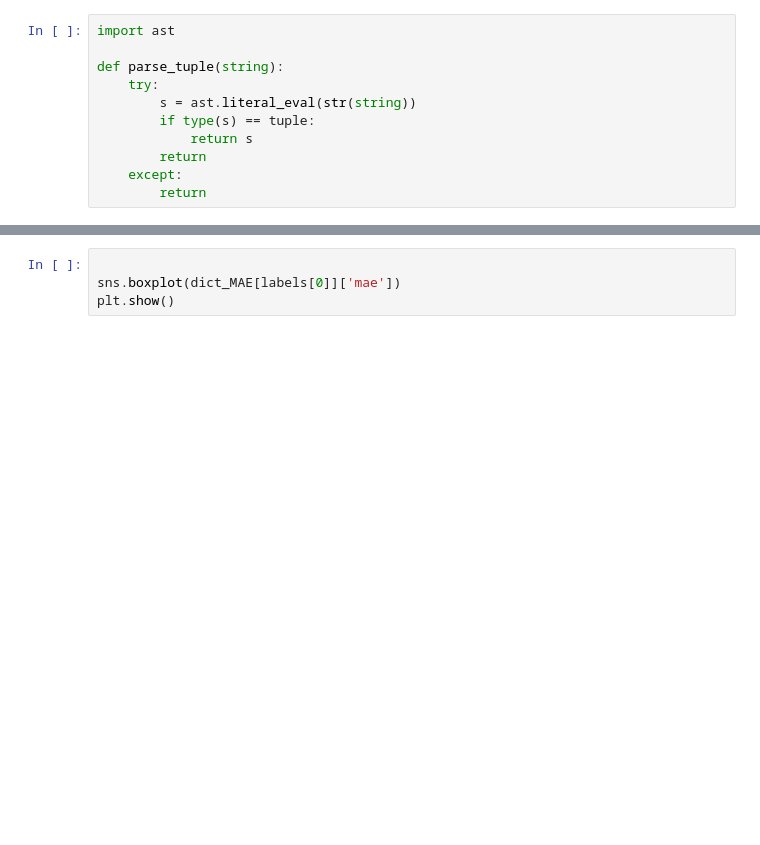
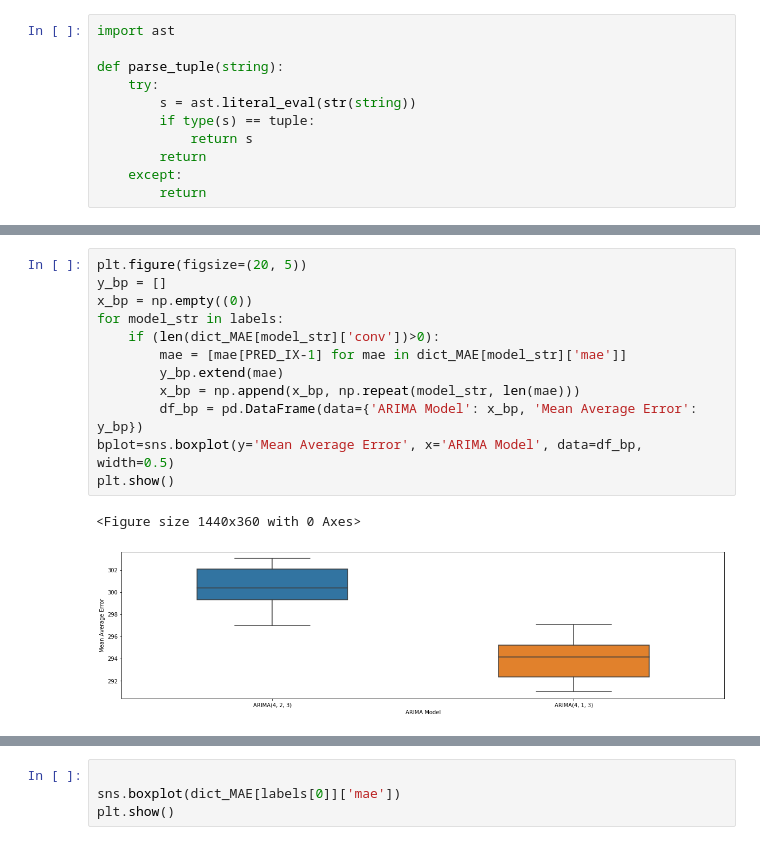
Before and after one commit to DidierRLopes/UnivariateTimeSeriesForecast, a Jupyter notebook: ARIMA.ipynb, the cells around one changed output, grey strips where cells are left out. Saved outputs shown, nothing was run; the diff lists cells and outputs as text; blank space fills up the shorter version.

```diff
--- a/ARIMA.ipynb
+++ b/ARIMA.ipynb
@@ -691,3 +676,18 @@ ARIMA(4, 2, 4)
+# %%
+plt.figure(figsize=(20, 5))
+y_bp = []
+x_bp = np.empty((0))
+for model_str in labels:
+    if (len(dict_MAE[model_str]['conv'])>0):
+        mae = [mae[PRED_IX-1] for mae in dict_MAE[model_str]['mae']]
+        y_bp.extend(mae)
+        x_bp = np.append(x_bp, np.repeat(model_str, len(mae)))
+        df_bp = pd.DataFrame(data={'ARIMA Model': x_bp, 'Mean Average Error': y_bp})
+bplot=sns.boxplot(y='Mean Average Error', x='ARIMA Model', data=df_bp, width=0.5)
+plt.show()
+# %% [output]
+<Figure size 1440x360 with 0 Axes>
+[figure, added]
 # %%
 
 # Plot Mean Absolute Errors of each run
```
Also changed, not shown: parts of 6 cells of this notebook.
